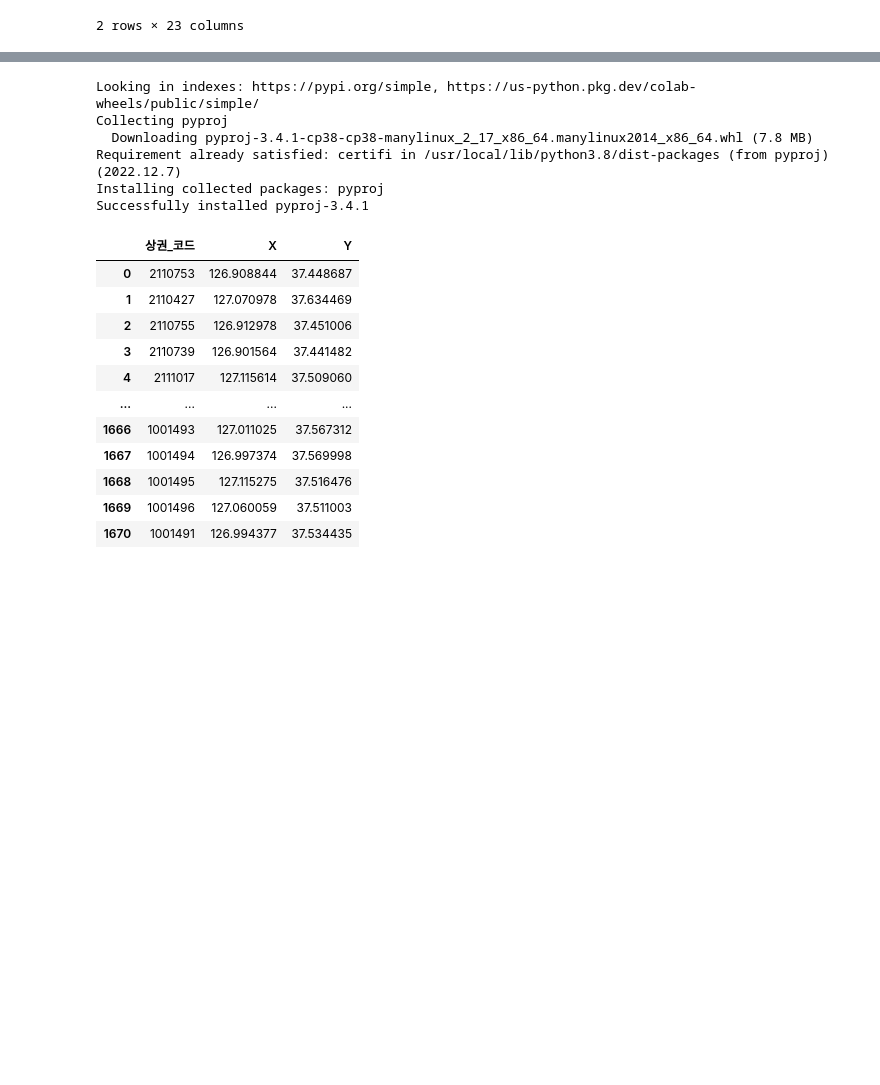
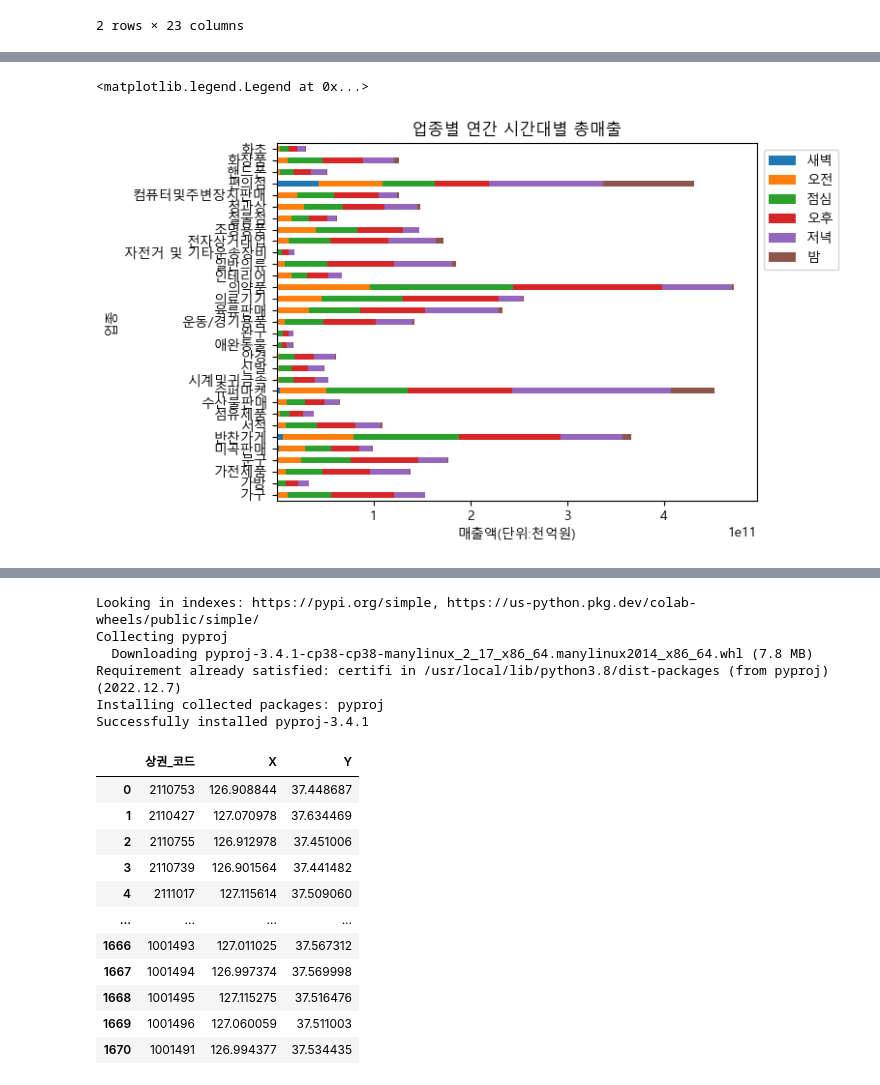
Before and after one commit to junhokim42/Python_study, a Jupyter notebook: Bigdata_training/Bigdata_analysis/Bigdata_project/Pharma.ipynb, the cells around one changed output, grey strips where cells are left out. Drawn from its saved outputs; the diff is of its cells as text; code cells hidden in the pictures; blank space fills up the shorter version.

```diff
--- a/Bigdata_training/Bigdata_analysis/Bigdata_project/Pharma.ipynb
+++ b/Bigdata_training/Bigdata_analysis/Bigdata_project/Pharma.ipynb
@@ -191,0 +186,12 @@ Text(0.5, 0, '매출액(단위:십조원)')
+# %%
+#업종별 시간대 그래프
+sale_time = sale_scale_all[['업종','새벽', '오전', '점심', '오후', '저녁','밤']]
+
+df_3 = sale_time.set_index(keys=['업종'], drop= True)
+df_3.plot(kind='barh', stacked=True)
+plt.title("업종별 연간 시간대별 총매출")
+plt.xlabel('매출액(단위:천억원)')
+plt.legend(bbox_to_anchor=(1,1))
+# %% [output]
+<matplotlib.legend.Legend at 0x...>
+[figure, added]
```
Also changed, not shown: parts of 9 cells of this notebook, 2 other files.
